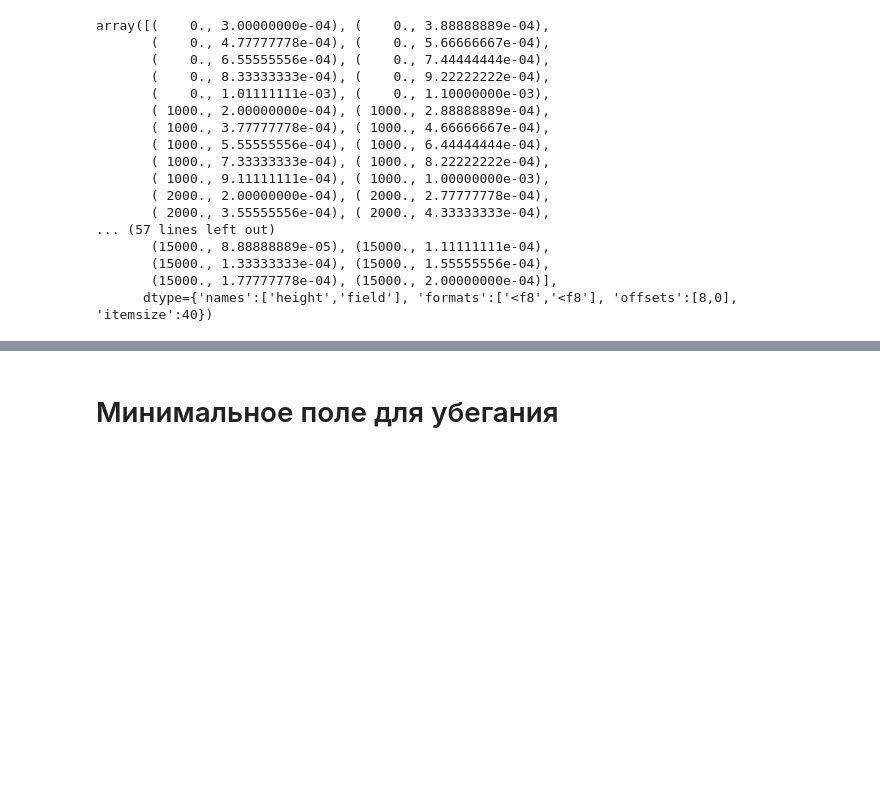
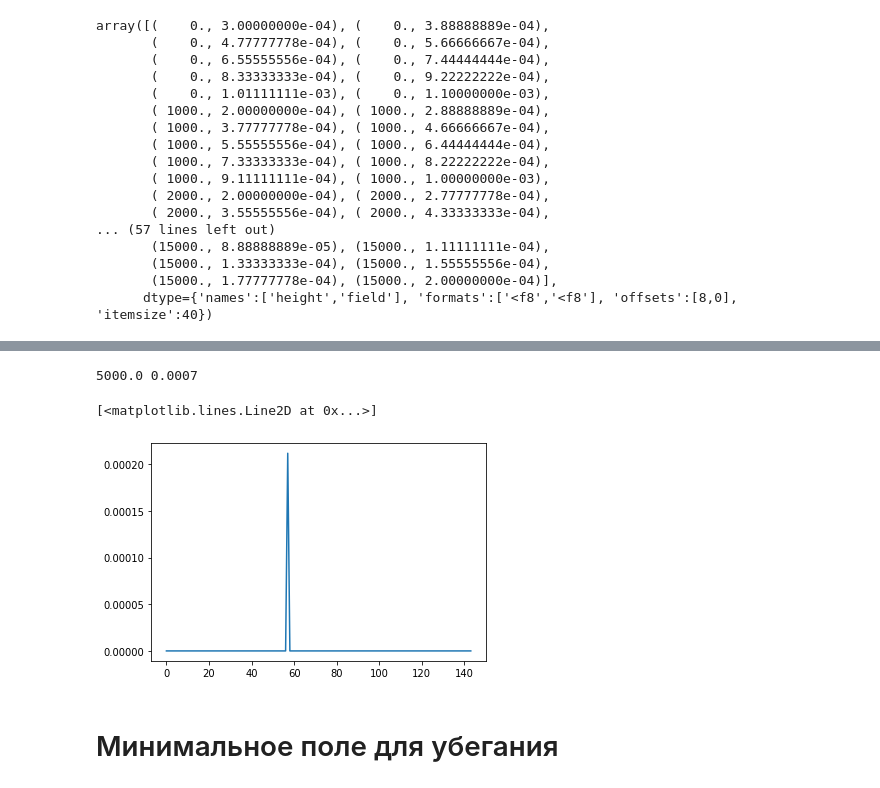
Before and after one commit to Zelenyy/phd-code, a Jupyter notebook: notebooks/21.RREA_1.ipynb, the cells around one changed output, grey strips where cells are left out. Drawn from its saved outputs; the diff is of its cells as text; code cells hidden in the pictures; blank space fills up the shorter version.

```diff
--- a/notebooks/21.RREA_1.ipynb
+++ b/notebooks/21.RREA_1.ipynb
@@ -236,3 +233,24 @@ path_2 = "/mnt/storage2/phd/data/thunderstorm/critical_energy/critical_energy_si
+# %%
+k_based = []
+for item in fh:
+    height, field = item
+    indx = np.logical_and(data["height"] == height, data["field"] == field)
+    x = data["energy"][indx]
+    y =  data["k"][indx]
+
+    ce = x.min()*2
+    indx_x = np.argsort(x)
+    x = x[indx_x]
+    y = y[indx_x]
+    k = y[np.ma.masked_greater_equal(x, ce).mask][0]
+    k_based.append(k)
+    if k!=0.0:
+        print(height, field)
+plt.plot(k_based)
+# %% [output]
+5000.0 0.0007
+[<matplotlib.lines.Line2D at 0x...>]
+[figure, added]
 # %% [markdown]
 # Минимальное поле для убегания
 # %%
```
Also changed, not shown: parts of 6 cells of this notebook, 2 other files.
